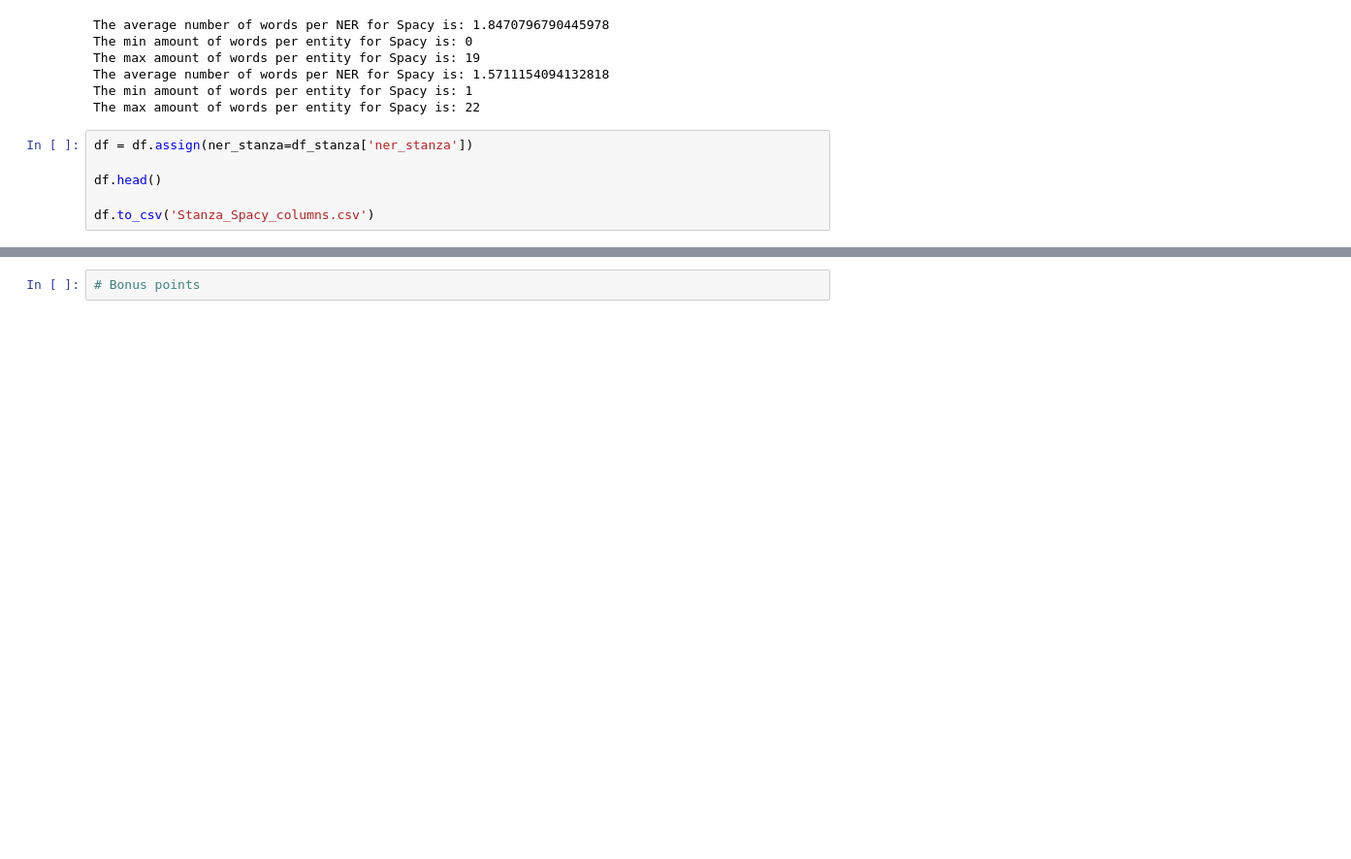
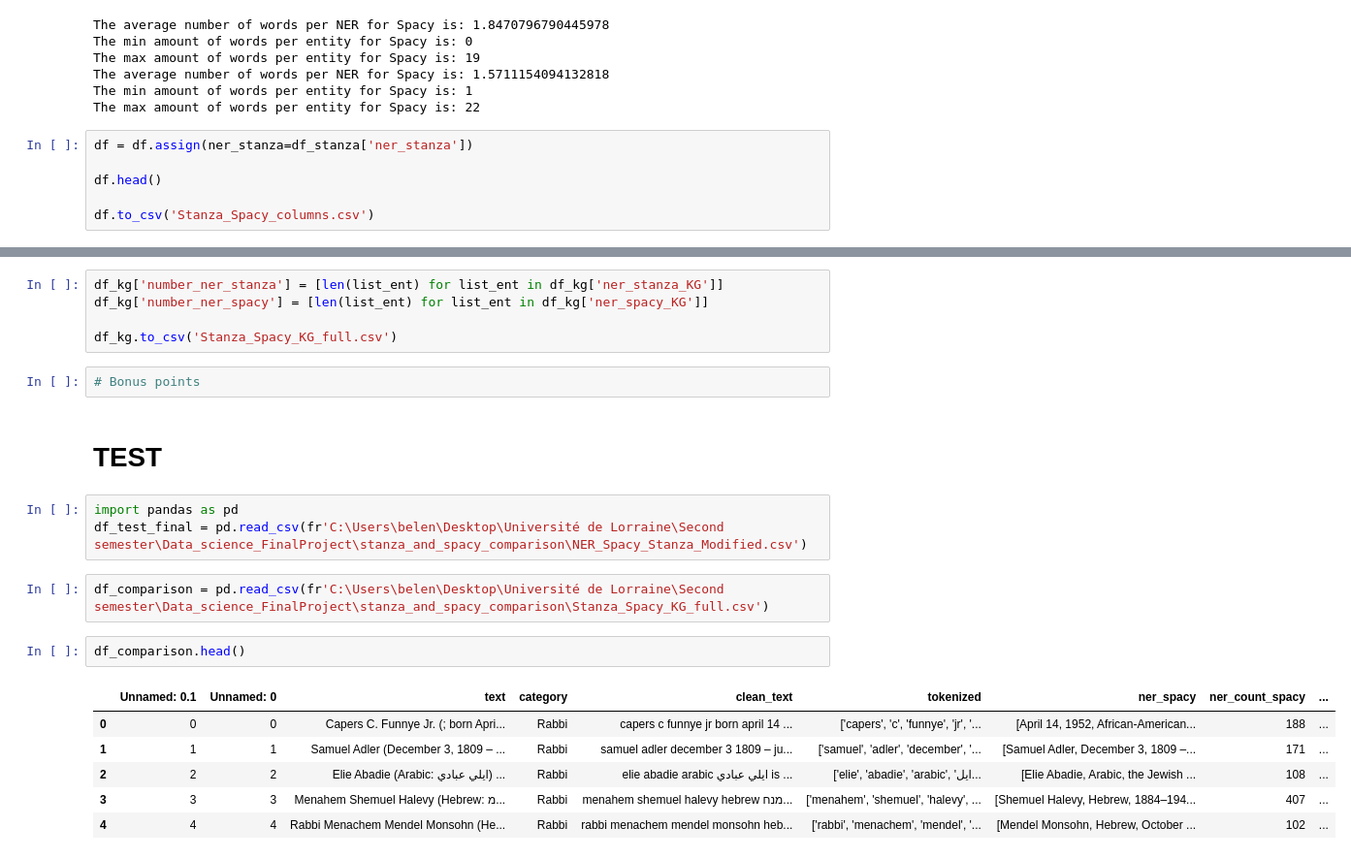
Before and after one commit to evanpkchapple/stanza_and_spacy_comparison, a Jupyter notebook: compare.ipynb, the cells around one changed output, grey strips where cells are left out. Shown at 97% size. Drawn from its saved outputs; the diff is of its cells as text; blank space fills up the shorter version.

```diff
--- a/compare.ipynb
+++ b/compare.ipynb
@@ -1165,2 +1243,23 @@ IndexError: [E1002] Span index out of range.
+# %%
+df_kg['number_ner_stanza'] = [len(list_ent) for list_ent in df_kg['ner_stanza_KG']]
+df_kg['number_ner_spacy'] = [len(list_ent) for list_ent in df_kg['ner_spacy_KG']]
+
+df_kg.to_csv('Stanza_Spacy_KG_full.csv')
 # %%
 # Bonus points
+# %% [markdown]
+# TEST
+# %%
+import pandas as pd
+df_test_final = pd.read_csv(fr'C:\Users\belen\Desktop\Université de Lorraine\Second semester\Data_science_FinalProject\stanza_and_spacy_comparison\NER_Spacy_Stanza_Modified.csv')
+# %%
+df_comparison = pd.read_csv(fr'C:\Users\belen\Desktop\Université de Lorraine\Second semester\Data_science_FinalProject\stanza_and_spacy_comparison\Stanza_Spacy_KG_full.csv')
+# %%
+df_comparison.head()
+# %% [output]
+|  | Unnamed: 0.1 | Unnamed: 0 | text | category | clean_text | tokenized | ner_spacy | ner_count_spacy | ... |
+| 0 | 0 | 0 | Capers C. Funnye Jr. (; born Apri... | Rabbi | capers c funnye jr born april 14 ... | ['capers', 'c', 'funnye', 'jr', '... | [April 14, 1952, African-American... | 188 | ... |
+| 1 | 1 | 1 | Samuel Adler (December 3, 1809 – ... | Rabbi | samuel adler december 3 1809 – ju... | ['samuel', 'adler', 'december', '... | [Samuel Adler, December 3, 1809 –... | 171 | ... |
+| 2 | 2 | 2 | Elie Abadie (Arabic: ايلي عبادي) ... | Rabbi | elie abadie arabic ايلي عبادي is ... | ['elie', 'abadie', 'arabic', 'ايل... | [Elie Abadie, Arabic, the Jewish ... | 108 | ... |
+| 3 | 3 | 3 | Menahem Shemuel Halevy (Hebrew: מ... | Rabbi | menahem shemuel halevy hebrew מנח... | ['menahem', 'shemuel', 'halevy', ... | [Shemuel Halevy, Hebrew, 1884–194... | 407 | ... |
+| 4 | 4 | 4 | Rabbi Menachem Mendel Monsohn (He... | Rabbi | rabbi menachem mendel monsohn heb... | ['rabbi', 'menachem', 'mendel', '... | [Mendel Monsohn, Hebrew, October ... | 102 | ... |
```
Also changed, not shown: parts of 78 cells of this notebook, 2 other files.
